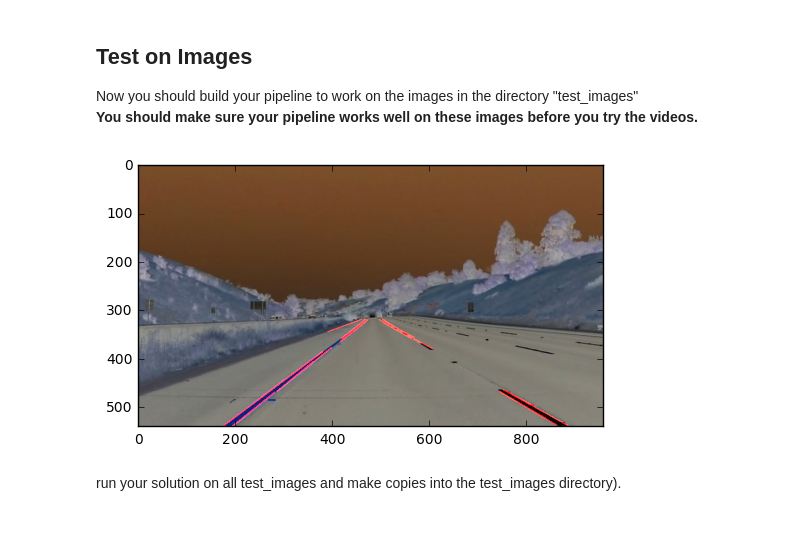
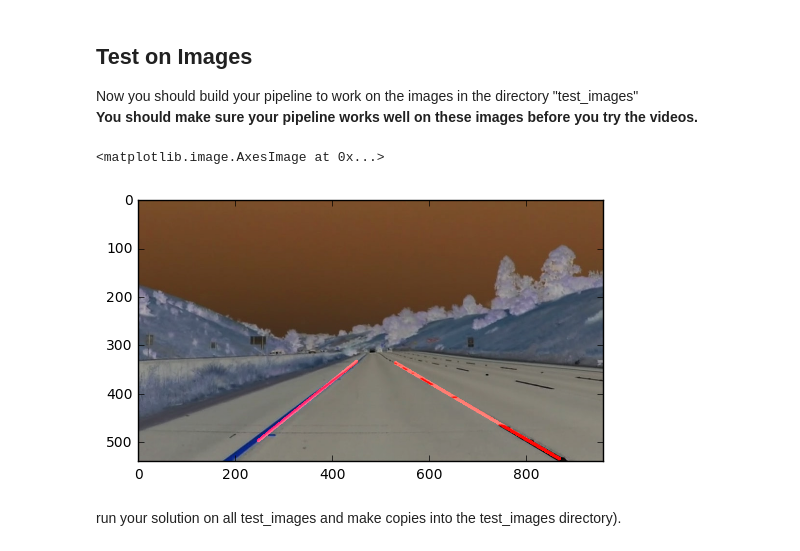
Before and after one commit to cvijayarenu/CarND-LaneLines-P1, a Jupyter notebook: P1.ipynb, the cells around one changed output. Drawn from its saved outputs; the diff is of its cells as text; code cells hidden in the pictures.

```diff
--- a/P1.ipynb
+++ b/P1.ipynb
@@ -161,16 +201,23 @@ Now you should build your pipeline to work on the images in the directory "test_
 # %%
 import os
 import time
 images = os.listdir("test_images/")
-for image_name in images:
-    if image_name[0] == '.' :
-        continue
-    path = "test_images/" + image_name
-    img = (mpimg.imread(path)*255).astype('uint8')
-    transformed = process_image(img)
-    plt.imshow(transformed)
+
+img = (mpimg.imread('test_images/whiteCarLaneSwitch.jpg')*255).astype('uint8')
+transformed = process_image(img)
+plt.imshow(transformed)
+
+# for image_name in images:
+#     if image_name[0] == '.' :
+#         continue
+#     path = "test_images/" + image_name
+#     print(path)
+#     img = (mpimg.imread(path)*255).astype('uint8')
+#     transformed = process_image(img)
+#     plt.imshow(transformed)
 # %% [output]
+<matplotlib.image.AxesImage at 0x...>
-[figure, old version]
+[figure, new version]
 # %% [markdown]
 run your solution on all test_images and make copies into the test_images directory).
 # %% [markdown]
```
Also changed, not shown: parts of 7 cells of this notebook, 3 other files.
